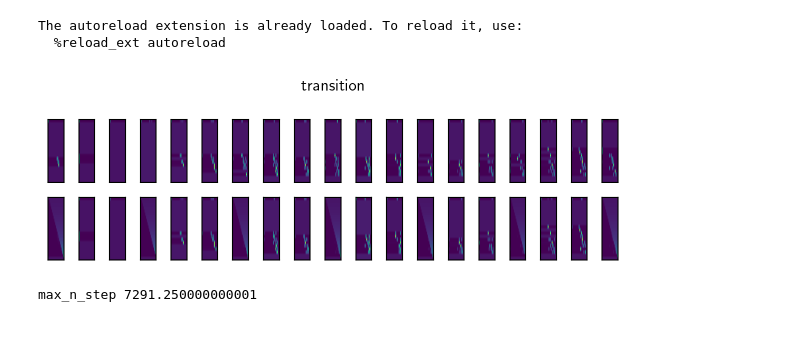
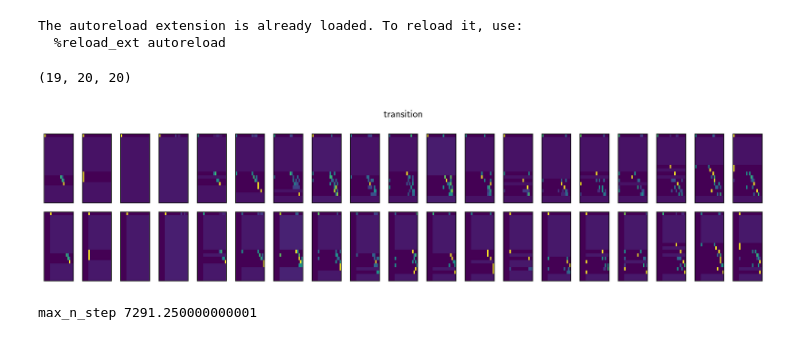
Before and after one commit to AurelienNioche/MAppAnalysis, a Jupyter notebook: notebooks/active_inference/main.ipynb, the cells around one changed output. Saved outputs shown, nothing was run; the diff lists cells and outputs as text; code cells hidden in the pictures.

```diff
--- a/notebooks/active_inference/main.ipynb
+++ b/notebooks/active_inference/main.ipynb
@@ -27,30 +27,38 @@ def normalize_last_dim(alpha):
 # %%
 user = "11AV"  # Select the user to use
 bkp_folder = f"../../bkp/compute_transition_matrices/{user}*"
-jitter = 0.01
+jitter = np.finfo(np.float64).tiny
 velocity =  np.load(glob.glob(f"{bkp_folder}/velocity*")[0])
 timestep = np.load(glob.glob(f"{bkp_folder}/timestep*")[0])
 deriv_cum_steps = np.load(glob.glob(f"{bkp_folder}/deriv_cum_steps*")[0])
 alpha_tvv_no_intervention = np.load(glob.glob("../../bkp/*/*/alpha_tvv*")[0]) + jitter
 p_tvv = np.load(glob.glob("../../bkp/*/*/p_tvv*")[0])
+# %%
+print(alpha_tvv_no_intervention.shape)
+# %% [output]
+(19, 20, 20)
 # %%
-# Get the indices of the upper triangle, excluding the diagonal
-rows, cols = np.triu_indices(velocity.size, k=1)
+# Add to the upper triangle values
+alpha_tvv_with_intervention = np.zeros_like(alpha_tvv_no_intervention)
+for t in range(timestep.size - 1):
+    for v in range(velocity.size):
+        alpha_tvv_with_intervention[t, v, 4:] = alpha_tvv_no_intervention[t, v, :-4]
 
-# Add to the upper triangle values
-alpha_tvv_with_intervention = alpha_tvv_no_intervention.copy()
-alpha_tvv_with_intervention[::3, rows, cols] += 10
+# # Get the indices of the upper triangle, excluding the diagonal
+# rows, cols = np.triu_indices(velocity.size, k=1)
+# print(alpha_tvv_with_intervention.shape)
+# alpha_tvv_with_intervention[:, rows, cols] = 0
 
 n_action = 2  # with or without a challenge during this time period
 alpha_atvv = np.zeros((n_action, timestep.size-1, velocity.size, velocity.size))
 alpha_atvv[0] = alpha_tvv_no_intervention
 alpha_atvv[1] = alpha_tvv_with_intervention
 
 transition_velocity_atvv = normalize_last_dim(alpha_atvv) # Expected value given Dirichlet distribution parameterised by alpha
 
-plot.q(transition_velocity_atvv, title="transition")
+plot.q(transition_velocity_atvv, title="transition", figsize=(12, 3))
 # %% [output]
-[figure, old version]
+[figure, new version]
 # %%
 n_step_per_day = np.sum(deriv_cum_steps, axis=1)
 max_n_step = np.max(n_step_per_day)
```
Also changed, not shown: parts of 11 cells of this notebook, 2 other files.
